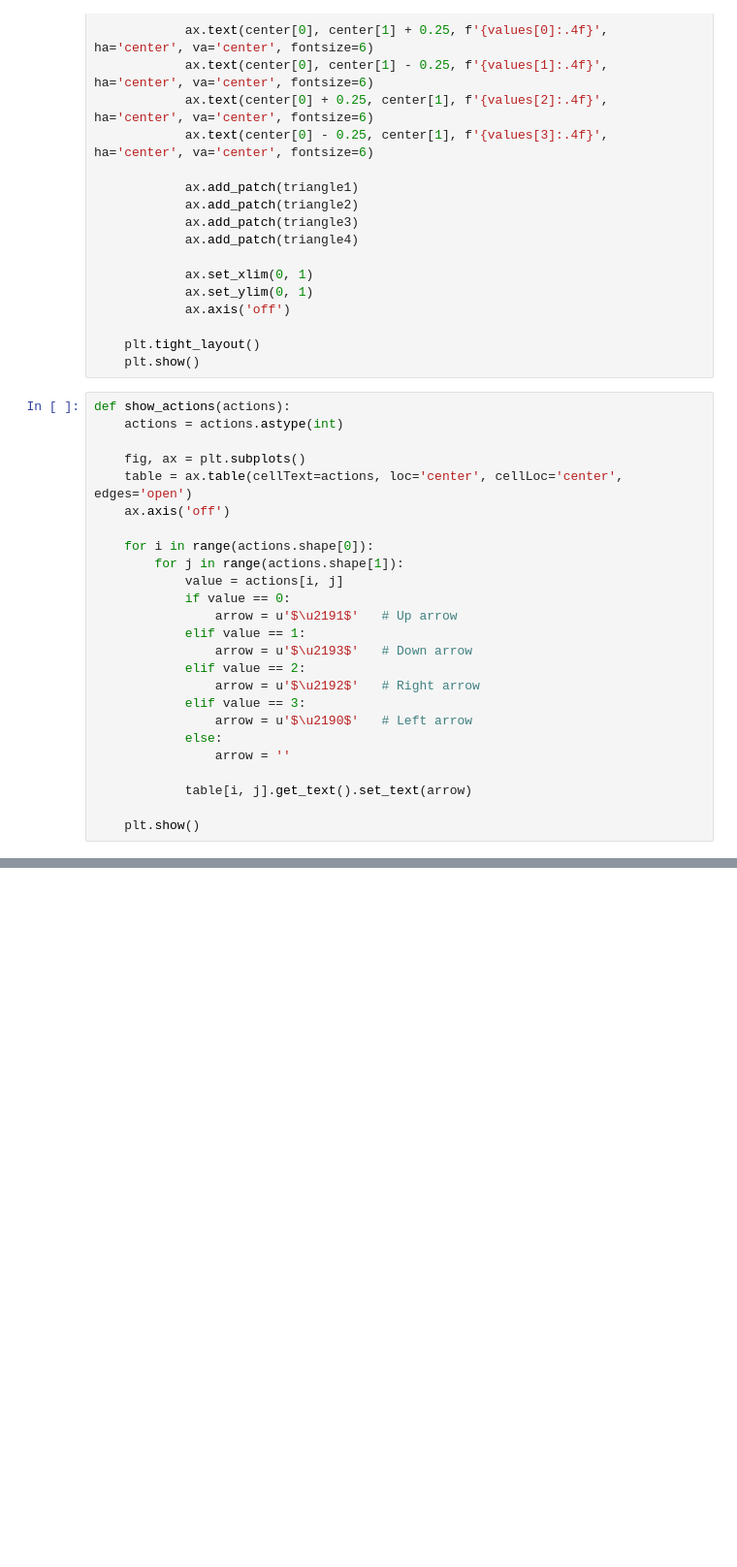
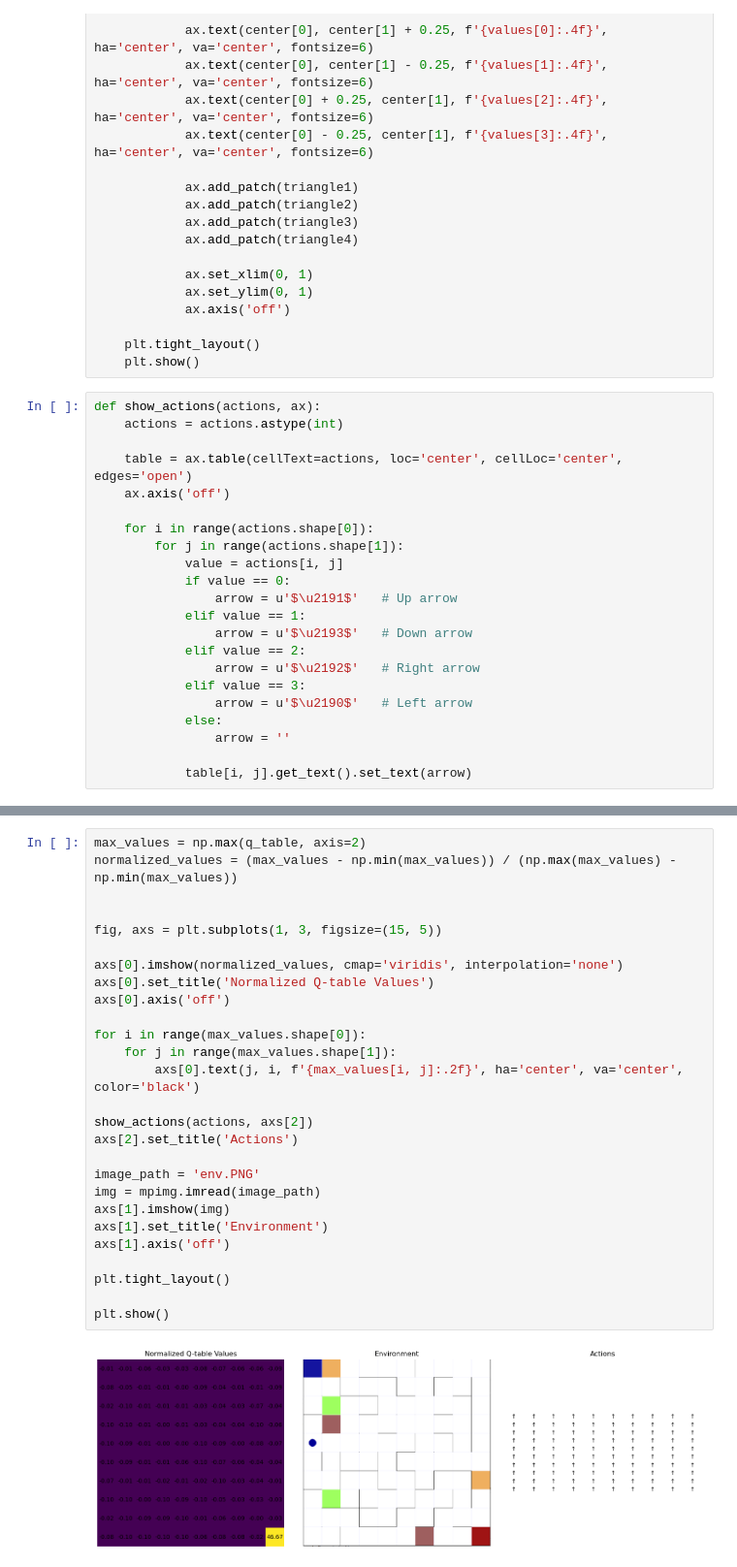
Before and after one commit to SheidaAbedpour/Reinforcement-Learning-in-Random-Mazes, a Jupyter notebook: maze.ipynb, the cells around one changed output, grey strips where cells are left out. Shown at 97% size. Saved outputs shown, nothing was run; the diff lists cells and outputs as text; blank space fills up the shorter version.

```diff
--- a/maze.ipynb
+++ b/maze.ipynb
@@ -158,10 +195,9 @@ def show_q_table(q_table):
     plt.tight_layout()
     plt.show()
 # %%
-def show_actions(actions):
+def show_actions(actions, ax):
     actions = actions.astype(int)
 
-    fig, ax = plt.subplots()
     table = ax.table(cellText=actions, loc='center', cellLoc='center', edges='open')
     ax.axis('off')
 
@@ -180,5 +216,3 @@ def show_actions(actions):
                 arrow = ''
 
             table[i, j].get_text().set_text(arrow)
-
-    plt.show()
@@ -184,0 +224,29 @@ def show_actions(actions):
+# %%
+max_values = np.max(q_table, axis=2)
+normalized_values = (max_values - np.min(max_values)) / (np.max(max_values) - np.min(max_values))
+
+
+fig, axs = plt.subplots(1, 3, figsize=(15, 5))
+
+axs[0].imshow(normalized_values, cmap='viridis', interpolation='none')
+axs[0].set_title('Normalized Q-table Values')
+axs[0].axis('off')
+
+for i in range(max_values.shape[0]):
+    for j in range(max_values.shape[1]):
+        axs[0].text(j, i, f'{max_values[i, j]:.2f}', ha='center', va='center', color='black')
+
+show_actions(actions, axs[2])
+axs[2].set_title('Actions')
+
+image_path = 'env.PNG'
+img = mpimg.imread(image_path)
+axs[1].imshow(img)
+axs[1].set_title('Environment')
+axs[1].axis('off')
+
+plt.tight_layout()
+
+plt.show()
+# %% [output]
+[figure, added]
```
Also changed, not shown: parts of 7 cells of this notebook.
